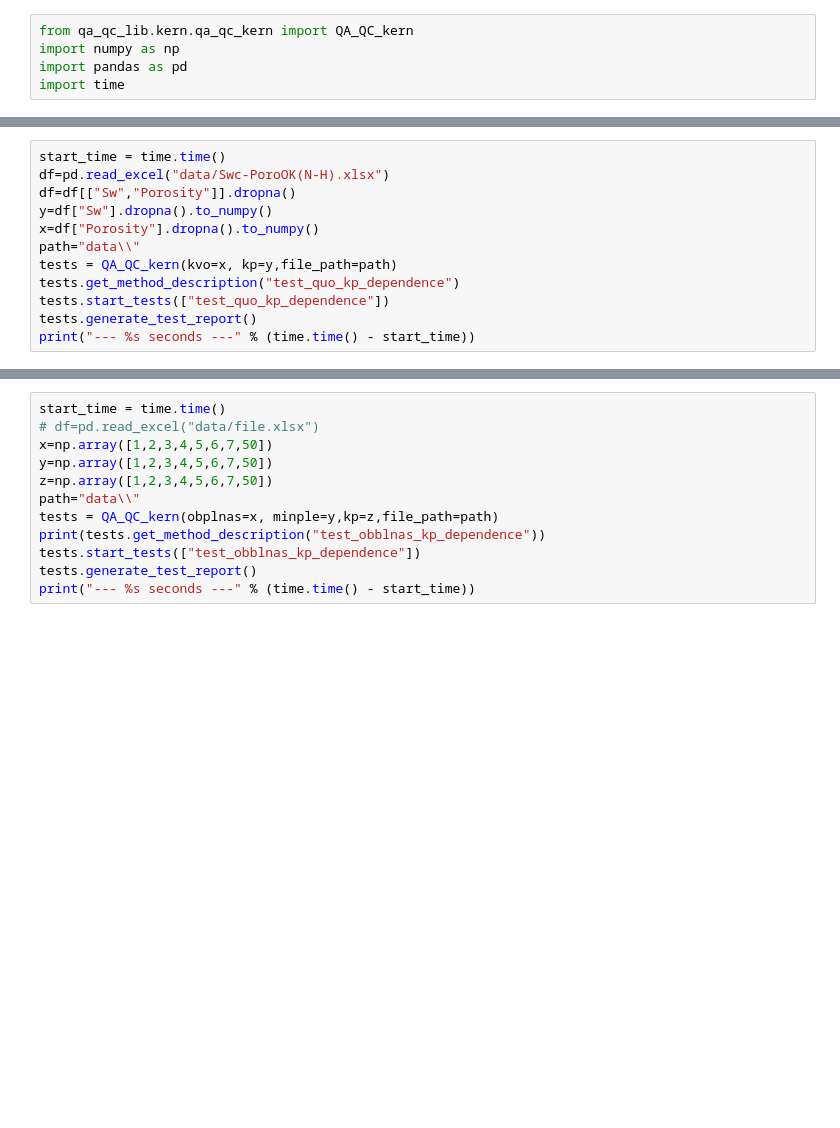
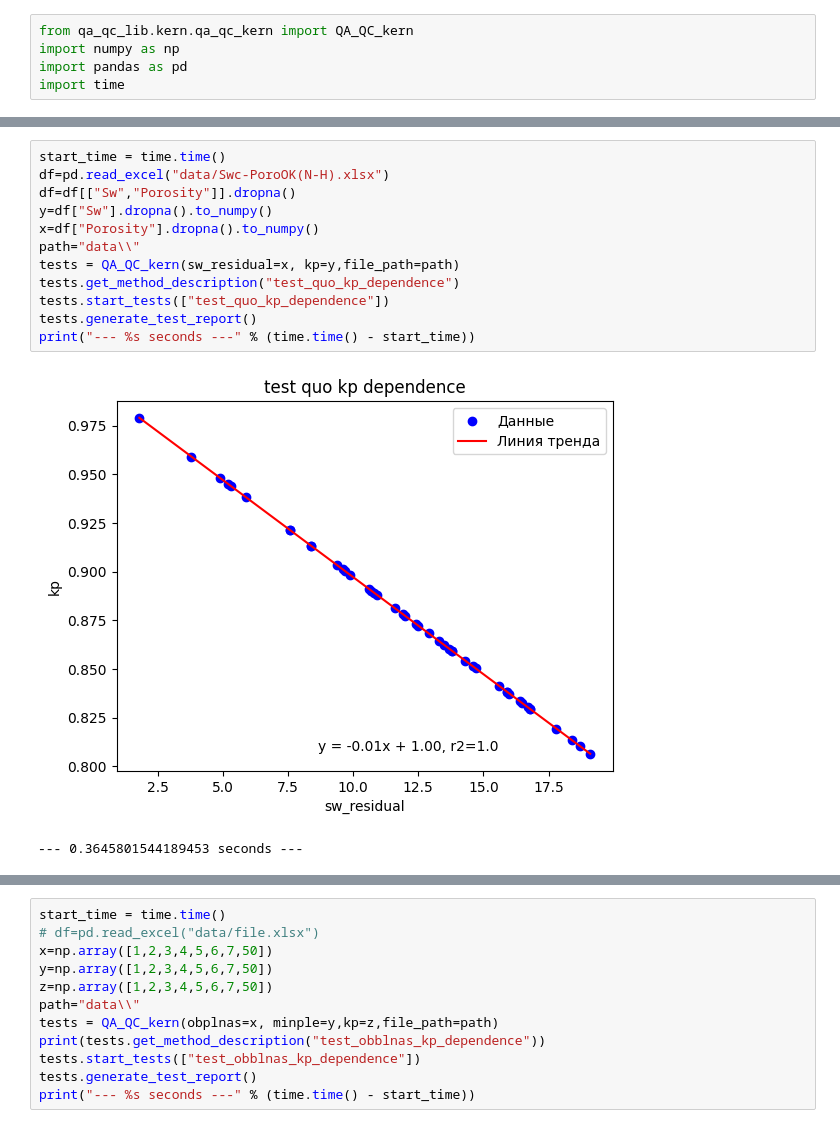
Before and after one commit to Salnikov-MaX/QA_QC_proj, a Jupyter notebook: qa_qc_lib/kern/workflow.ipynb, the cells around one changed output, grey strips where cells are left out. Cells and saved outputs as stored; diff of their text form; blank space fills up the shorter version.

```diff
--- a/qa_qc_lib/kern/workflow.ipynb
+++ b/qa_qc_lib/kern/workflow.ipynb
@@ -42,12 +94,15 @@ print("--- %s seconds ---" % (time.time() - start_time))
 # %%
 start_time = time.time()
 df=pd.read_excel("data/Swc-PoroOK(N-H).xlsx")
 df=df[["Sw","Porosity"]].dropna()
 y=df["Sw"].dropna().to_numpy()
 x=df["Porosity"].dropna().to_numpy()
 path="data\\"
-tests = QA_QC_kern(kvo=x, kp=y,file_path=path)
+tests = QA_QC_kern(sw_residual=x, kp=y,file_path=path)
 tests.get_method_description("test_quo_kp_dependence")
 tests.start_tests(["test_quo_kp_dependence"])
 tests.generate_test_report()
 print("--- %s seconds ---" % (time.time() - start_time))
+# %% [output]
+[figure, added]
+--- 0.3645801544189453 seconds ---
```
Also changed, not shown: parts of 59 cells of this notebook, 1 other file.
